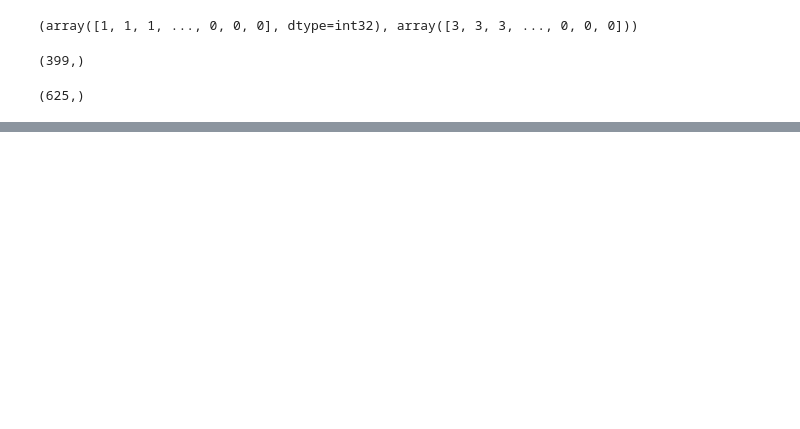
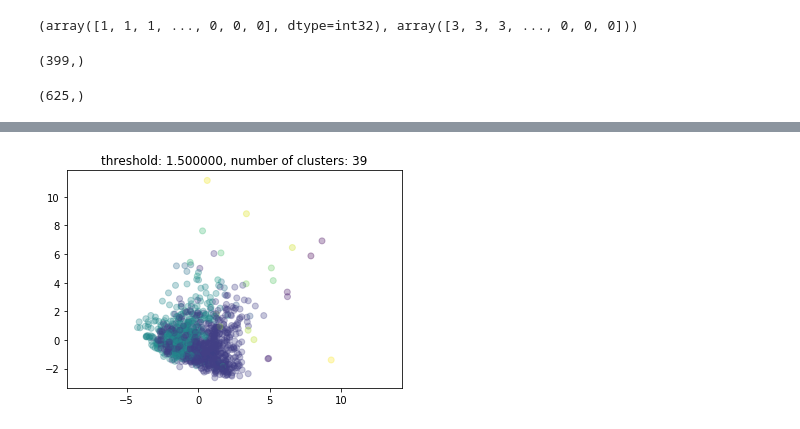
Before and after one commit to kfarbman/ski-recommender, a Jupyter notebook: notebooks/clustering.ipynb, the cells around one changed output, grey strips where cells are left out. Drawn from its saved outputs; the diff is of its cells as text; code cells hidden in the pictures; blank space fills up the shorter version.

```diff
--- a/notebooks/clustering.ipynb
+++ b/notebooks/clustering.ipynb
@@ -86,0 +138,13 @@ plot_iterations(range(1,7),X)
+# %%
+# clustering
+thresh = 1.5
+clusters = hcluster.fclusterdata(X, thresh, criterion="distance")
+
+# plotting
+plt.scatter(pca_mod[:,0],pca_mod[:,1], c=clusters,alpha = .3)
+plt.axis("equal")
+title = "threshold: %f, number of clusters: %d" % (thresh, len(set(clusters)))
+plt.title(title)
+plt.show()
+# %% [output]
+[figure, added]
```
Also changed, not shown: parts of 11 cells of this notebook, 3 other files.
